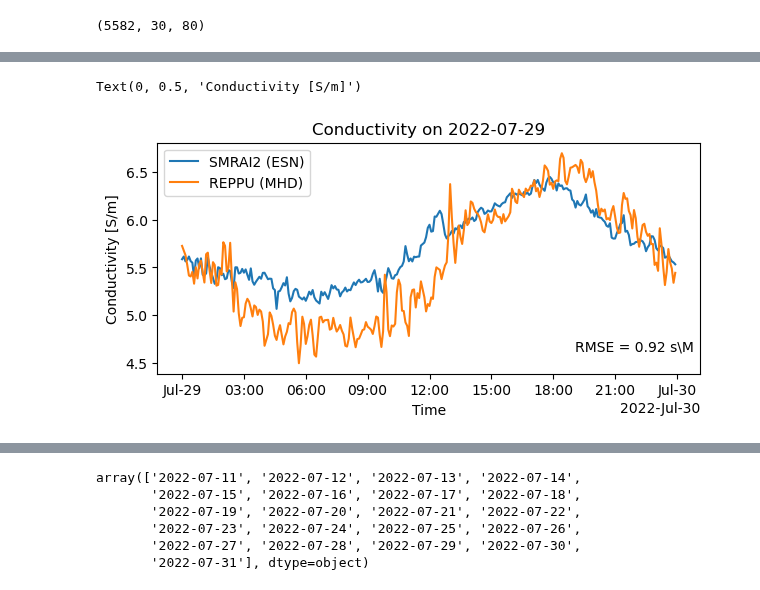
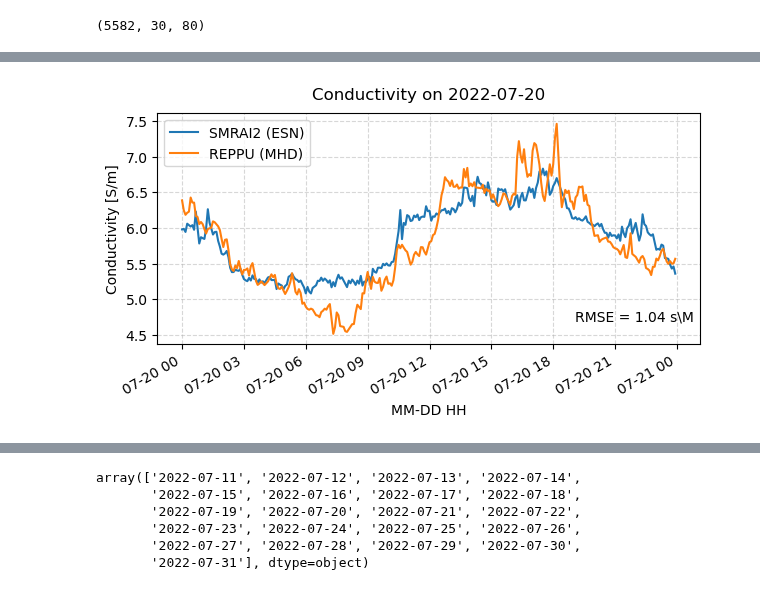
Before and after one commit to reddy-sachin/REPPU-ESN2, a Jupyter notebook: SR_ML/SMRAI_conductivity.ipynb, the cells around one changed output, grey strips where cells are left out. Saved outputs shown, nothing was run; the diff lists cells and outputs as text; code cells hidden in the pictures.

```diff
--- a/SR_ML/SMRAI_conductivity.ipynb
+++ b/SR_ML/SMRAI_conductivity.ipynb
@@ -186,29 +180,29 @@ Data variables:
 # %%
 #plot potential on 2022-07-11, integrtaed over lat and lon
 
 #2022-07-14 is worst
 #2022-07-15 is worst
 
 #2022-07-22 is good
 #2022-07-23 is good
 #2022-07-28 is good
 #2022-07-30 is good
 
 #2022-07-24 is best
 #2022-07-29 is best
-date = '2022-07-29'
+date = '2022-07-20'
 fig, ax = plt.subplots(figsize=(7, 3))
 ds_pred['conductivity'].sel(dt=date).mean(['lat', 'lon']).plot(label='SMRAI2 (ESN)')
 ds_test['conductivity'].sel(dt=date).mean(['lat', 'lon']).plot(label='REPPU (MHD)')
 
 rmse = np.sqrt(np.mean((ds_pred['conductivity'].sel(dt=date).values - ds_test['conductivity'].sel(dt=date).values)**2))
 plt.annotate(f'RMSE = {rmse:.2f} s\M', xy=(0.77, 0.1), xycoords='axes fraction')
 
 plt.legend()
-plt.title(f'Conductivity on {date}')
-plt.xlabel('Time')
+plt.title(f'Conductivity on {date}', pad=10)
+plt.xlabel('MM-DD HH')
 phi = r'$\phi$'
 plt.ylabel(f'Conductivity [S/m]')
+plt.grid(True, linestyle='--', alpha=0.5)
 # %% [output]
-Text(0, 0.5, 'Conductivity [S/m]')
-[figure, old version]
+[figure, new version]
```
Also changed, not shown: parts of 8 cells of this notebook, 5 other files.
